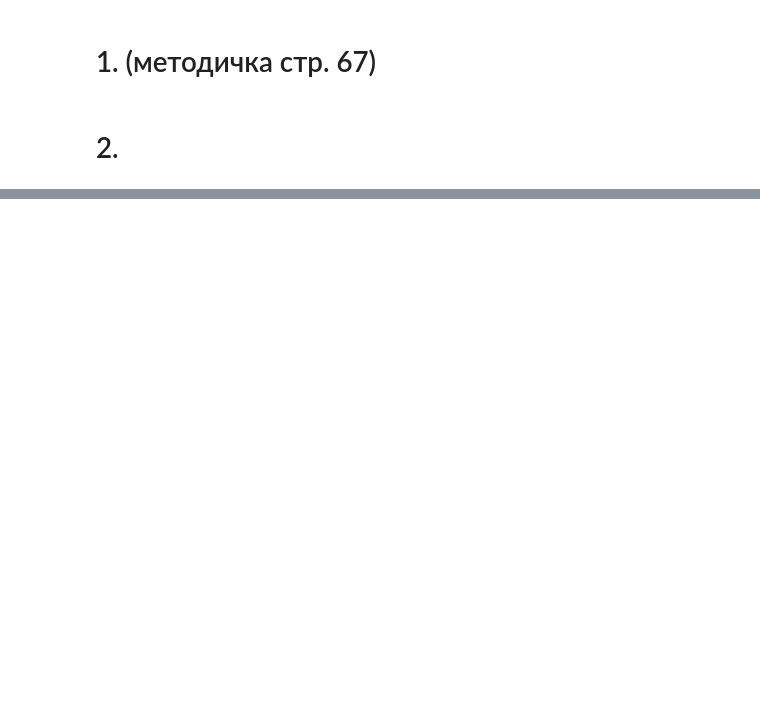
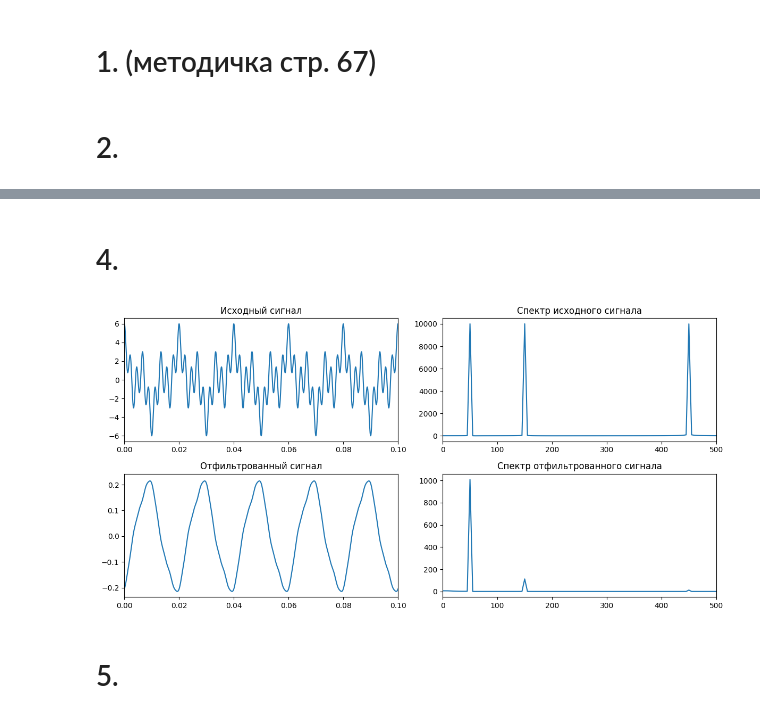
Before and after one commit to KadilenkoIvan/digital_signal_processing, a Jupyter notebook: lab3/1.ipynb, the cells around one changed output, grey strips where cells are left out. Saved outputs shown, nothing was run; the diff lists cells and outputs as text; code cells hidden in the pictures; blank space fills up the shorter version.

```diff
--- a/lab3/1.ipynb
+++ b/lab3/1.ipynb
@@ -81,0 +147,76 @@ plt.show()
+# %% [markdown]
+# 4.
+# %%
+def butterworth_up_filter(freqs, cutoff):
+    wc = 2 * np.pi * cutoff
+    omega = np.where(freqs != 0, 2 * np.pi * cutoff / freqs, 0.001)
+    H = 1 / (-omega**2 + 1j * np.sqrt(2) * omega + 1)
+    return H
+# %%
+A = 2.
+f1 = 50
+f2 = 150
+f3 = 450
+T1 = 1/f1
+T2 = 1/f2
+T3 = 1/f3
+N = 10_000
+omega1 = 2 * np.pi * f1
+omega2 = 2 * np.pi * f2
+omega3 = 2 * np.pi * f3
+t = np.linspace(-0.1, 0.1, N)
+x_cos = A * np.cos(omega1 * t) + A * np.cos(omega2 * t) + A * np.cos(omega3 * t)
+# %%
+import numpy as np
+import matplotlib.pyplot as plt
+from scipy.fft import fft, ifft, fftfreq
+
+# Параметры сигнала
+fs = 10_000  # Частота дискретизации
+
+# БПФ (FFT) для исходного сигнала
+signal_fft = fft(x_cos)
+frequencies = fftfreq(t.size, d=t[1]-t[0])
+
+# Применение фильтра Баттерворта
+cutoff_freq = 200  # Частота среза
+H_up = butterworth_up_filter(frequencies, cutoff_freq)
+filtered_signal_fft = signal_fft * H
+
+# Обратное преобразование Фурье для получения отфильтрованного сигнала
+filtered_signal = np.real(ifft(filtered_signal_fft))
+filtered_signal_fft = fft(filtered_signal)
+
+# Графики
+plt.figure(figsize=(12, 6))
+
+# Исходный сигнал
+plt.subplot(2, 2, 1)
+plt.plot(t, x_cos)
+plt.xlim(0, .1)
+plt.title("Исходный сигнал")
+
+# Спектр исходного сигнала
+plt.subplot(2, 2, 2)
+plt.plot(frequencies[:fs//2], np.abs(signal_fft[:fs//2]))
+plt.xlim(0, 500)
+plt.title("Спектр исходного сигнала")
+
+# Отфильтрованный сигнал
+plt.subplot(2, 2, 3)
+plt.plot(t, filtered_signal)
+plt.xlim(0, .1)
+plt.title("Отфильтрованный сигнал")
+
+# Спектр исходного сигнала
+plt.subplot(2, 2, 4)
+plt.plot(frequencies[:fs//2], np.abs(filtered_signal_fft[:fs//2]))
+plt.xlim(0, 500)
+plt.title("Спектр отфильтрованного сигнала")
+
+plt.tight_layout()
+plt.show()
+# %% [output]
+[figure, added]
+# %% [markdown]
+# 5.
```
Also changed, not shown: parts of 10 cells of this notebook.
